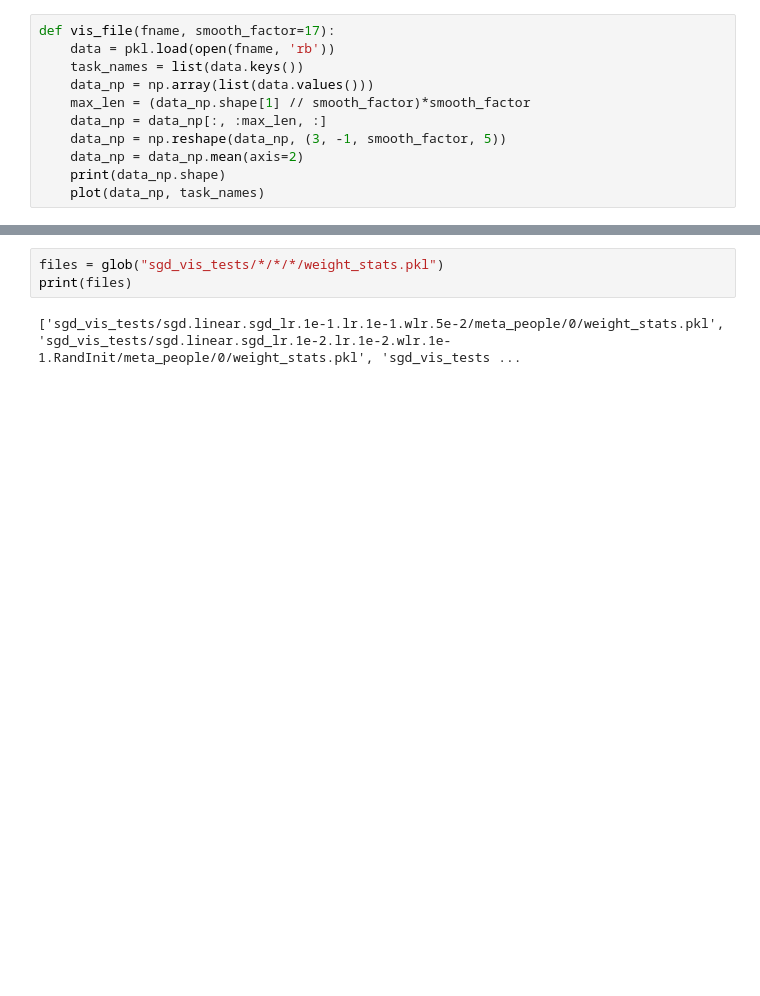
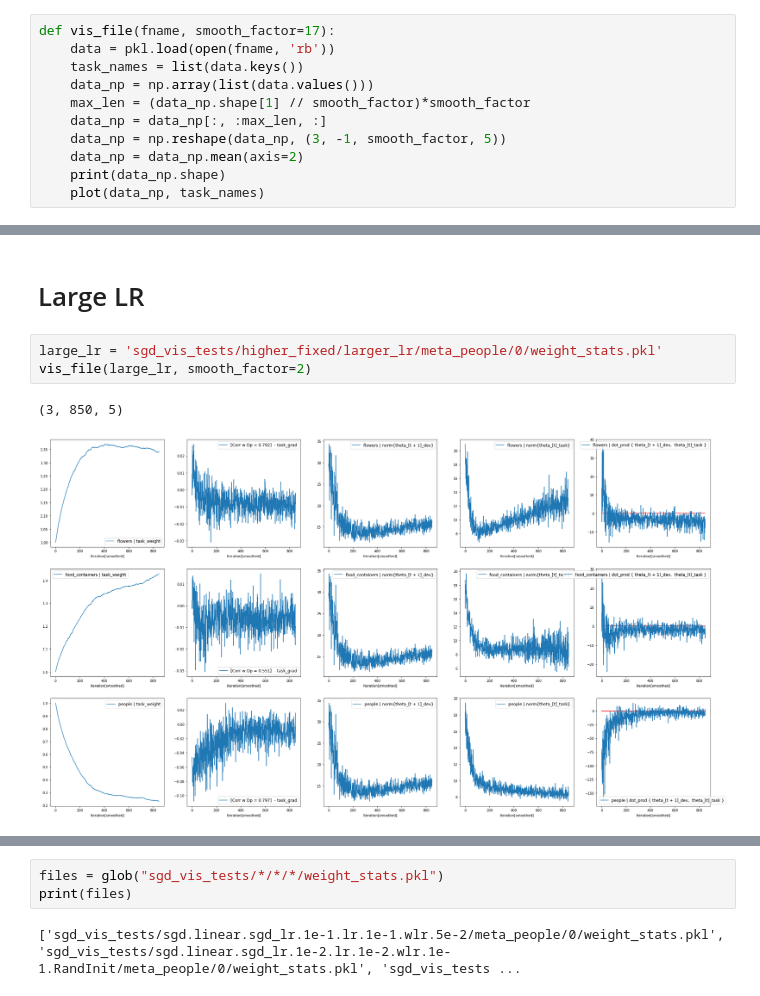
Before and after one commit to ldery/metalearning-for-multitask-pretraining, a Jupyter notebook: gradient_dotprod_viz.ipynb, the cells around one changed output, grey strips where cells are left out. Drawn from its saved outputs; the diff is of its cells as text; blank space fills up the shorter version.

```diff
--- a/gradient_dotprod_viz.ipynb
+++ b/gradient_dotprod_viz.ipynb
@@ -29,0 +57,8 @@ def vis_file(fname, smooth_factor=17):
+# %% [markdown]
+# Large LR #
+# %%
+large_lr = 'sgd_vis_tests/higher_fixed/larger_lr/meta_people/0/weight_stats.pkl'
+vis_file(large_lr, smooth_factor=2)
+# %% [output]
+(3, 850, 5)
+[figure, added]
```
Also changed, not shown: parts of 14 cells of this notebook, 1 other file.
